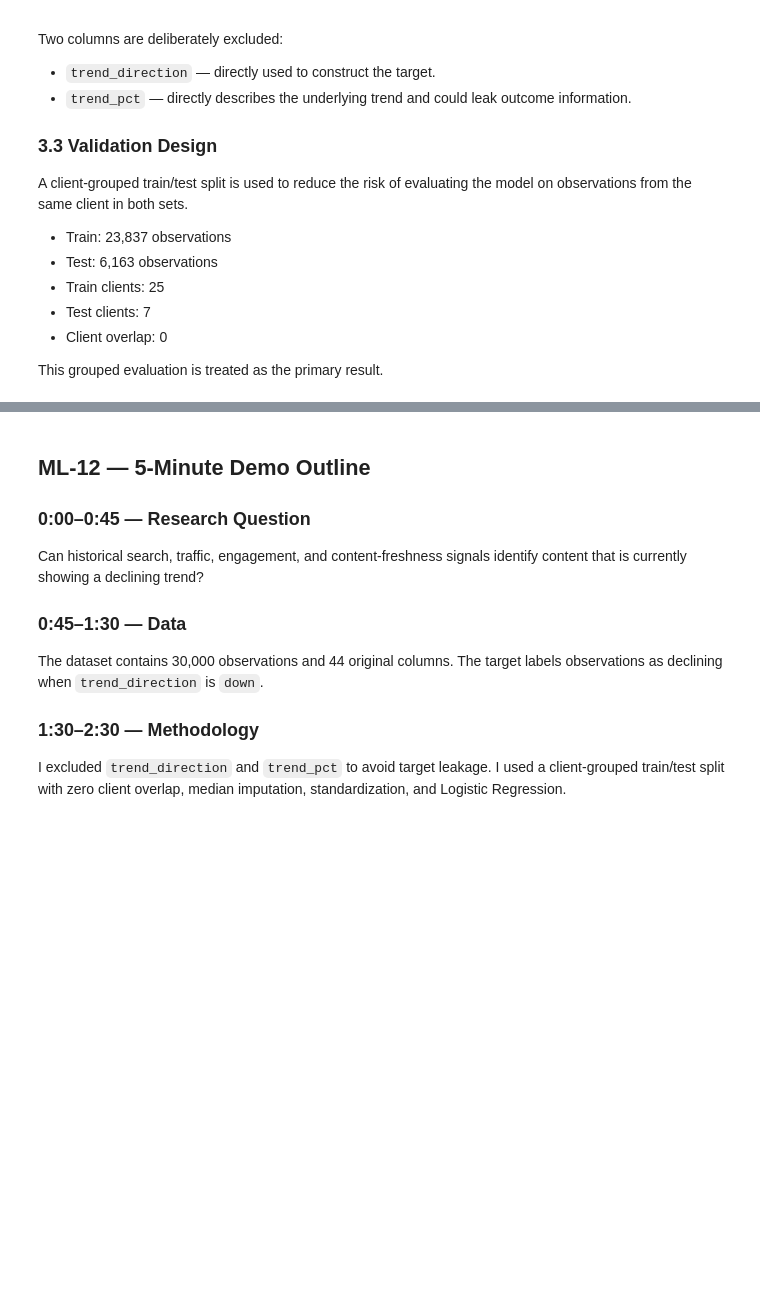
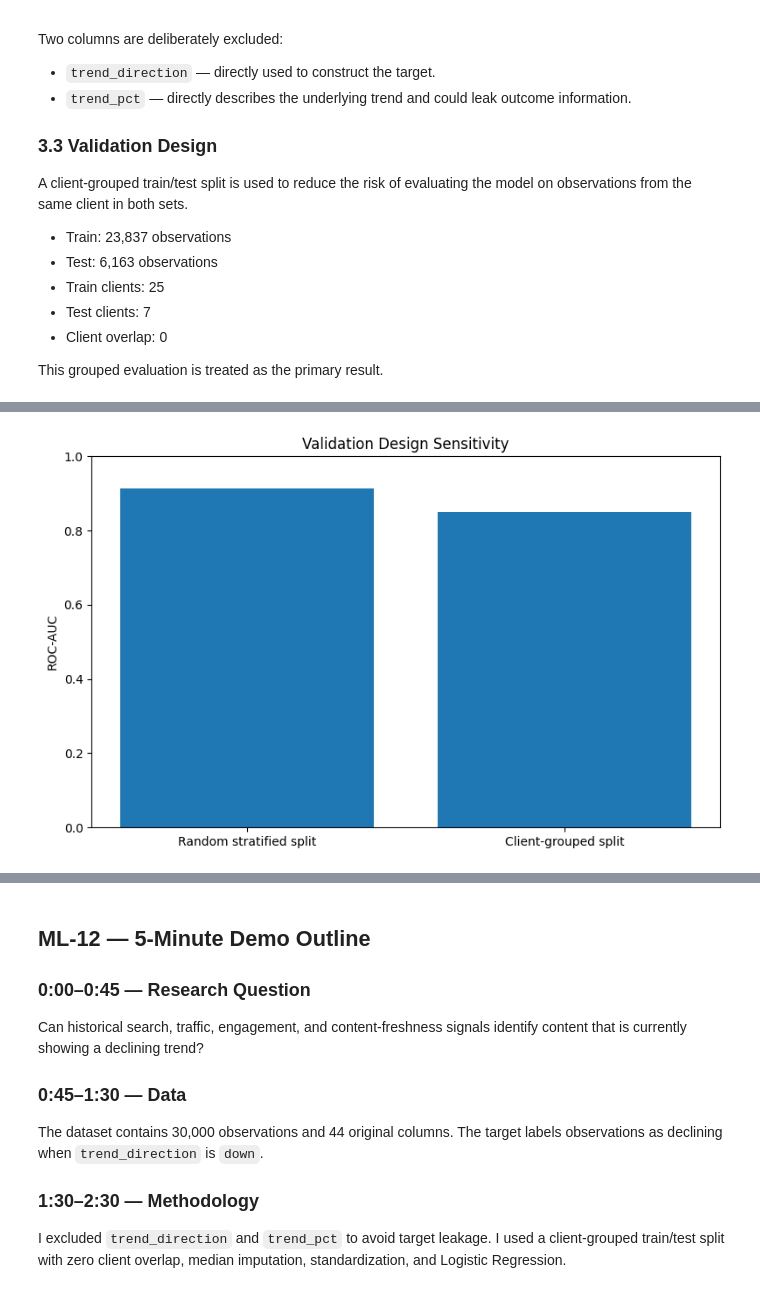
Before and after one commit to Ahmedali3ff/Flyrank-internship-, a Jupyter notebook: work/notebooks/capstone.ipynb, the cells around one changed output, grey strips where cells are left out. Cells and saved outputs as stored; diff of their text form; code cells hidden in the pictures; blank space fills up the shorter version.

```diff
--- a/work/notebooks/capstone.ipynb
+++ b/work/notebooks/capstone.ipynb
@@ -566,0 +689,27 @@ Before you submit, confirm each line honestly:
+# %%
+# Define the model pipeline
+model = Pipeline([
+    ("imputer", SimpleImputer(strategy="median")),
+        ("scaler", StandardScaler()),
+            ("classifier", LogisticRegression(
+                    max_iter=1000,
+                            random_state=42
+                                ))
+                                ])
+
+                                # Define the majority-class baseline
+baseline = DummyClassifier(
+                                    strategy="most_frequent"
+                                    )
+
+                                    # Train both models
+model.fit(X_train, y_train)
+baseline.fit(X_train, y_train)
+
+                                    # Predictions
+model_pred = model.predict(X_test)
+model_prob = model.predict_proba(X_test)[:, 1]
+
+baseline_pred = baseline.predict(X_test)
+baseline_prob = baseline.predict_proba(X_test)[:, 1]
+print("Model and baseline trained successfully.")
@@ -566,0 +885,15 @@ Before you submit, confirm each line honestly:
+# %%
+plt.figure(figsize=(8, 5))
+
+plt.bar(
+    validation_comparison["Validation"],
+        validation_comparison["ROC-AUC"]
+        )
+
+plt.ylim(0, 1)
+plt.ylabel("ROC-AUC")
+plt.title("Validation Design Sensitivity")
+plt.tight_layout()
+plt.show()
+# %% [output]
+[figure, added]
```
Also changed, not shown: parts of 45 cells of this notebook.
